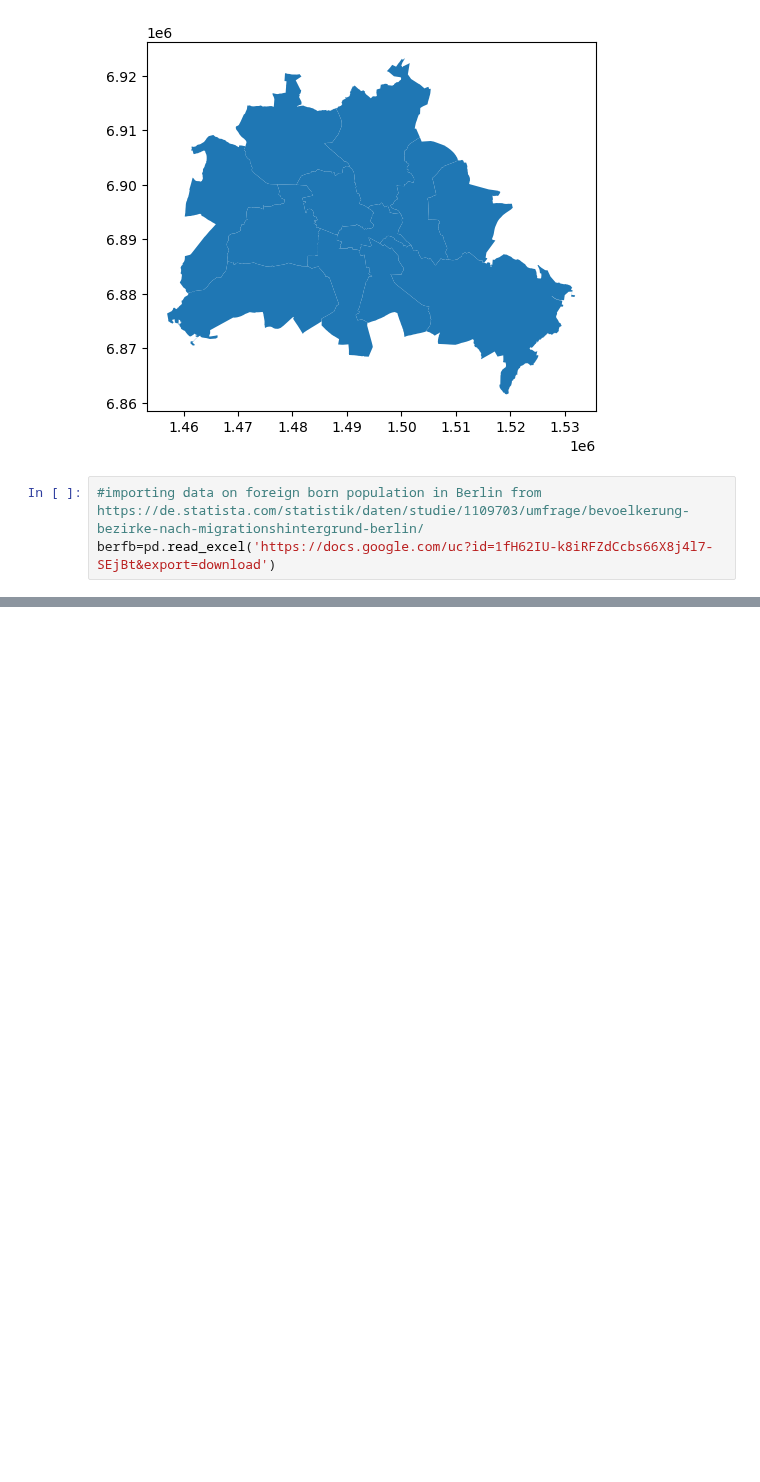
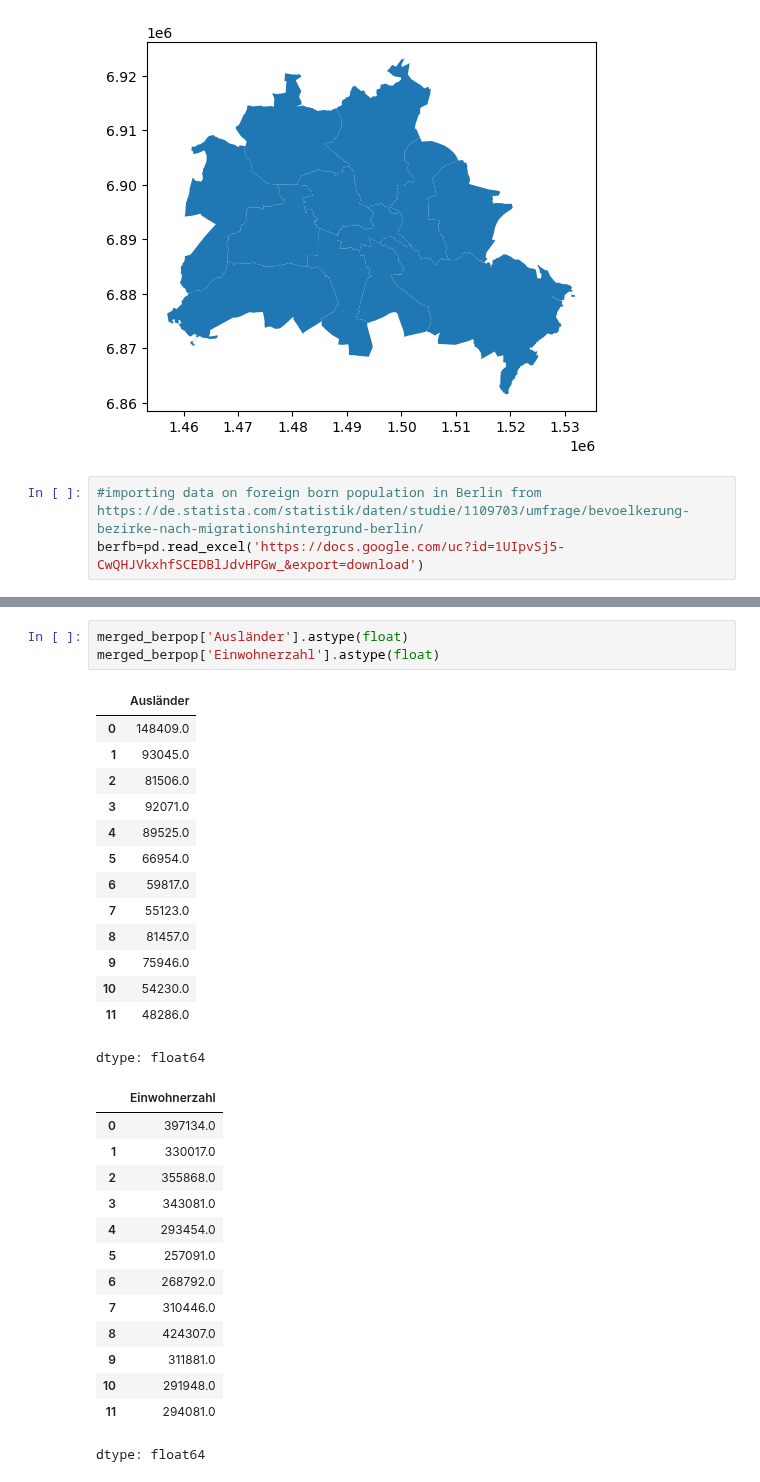
Before and after one commit to hbeck118/GIS, a Jupyter notebook: Berlin.ipynb, the cells around one changed output, grey strips where cells are left out. Saved outputs shown, nothing was run; the diff lists cells and outputs as text; blank space fills up the shorter version.

```diff
--- a/Berlin.ipynb
+++ b/Berlin.ipynb
@@ -68,6 +68,6 @@ ber0.plot()
 [figure]
 # %%
 #importing data on foreign born population in Berlin from https://de.statista.com/statistik/daten/studie/1109703/umfrage/bevoelkerung-bezirke-nach-migrationshintergrund-berlin/
-berfb=pd.read_excel('https://docs.google.com/uc?id=1fH62IU-k8iRFZdCcbs66X8j4l7-SEjBt&export=download')
+berfb=pd.read_excel('https://docs.google.com/uc?id=1UIpvSj5-CwQHJVkxhfSCEDBlJdvHPGw_&export=download')
 # %%
 #importing data on berlin total population from https://de.statista.com/statistik/daten/studie/1109841/umfrage/einwohnerzahl-bezirke-berlin/
@@ -82,0 +95,32 @@ merged_berpop = pd.merge(berfb, berpop, on='')
+# %%
+merged_berpop['Ausländer'].astype(float)
+merged_berpop['Einwohnerzahl'].astype(float)
+# %% [output]
+|  | Ausländer |
+| 0 | 148409.0 |
+| 1 | 93045.0 |
+| 2 | 81506.0 |
+| 3 | 92071.0 |
+| 4 | 89525.0 |
+| 5 | 66954.0 |
+| 6 | 59817.0 |
+| 7 | 55123.0 |
+| 8 | 81457.0 |
+| 9 | 75946.0 |
+| 10 | 54230.0 |
+| 11 | 48286.0 |
+dtype: float64
+|  | Einwohnerzahl |
+| 0 | 397134.0 |
+| 1 | 330017.0 |
+| 2 | 355868.0 |
+| 3 | 343081.0 |
+| 4 | 293454.0 |
+| 5 | 257091.0 |
+| 6 | 268792.0 |
+| 7 | 310446.0 |
+| 8 | 424307.0 |
+| 9 | 311881.0 |
+| 10 | 291948.0 |
+| 11 | 294081.0 |
+dtype: float64
```
Also changed, not shown: parts of 14 cells of this notebook.
